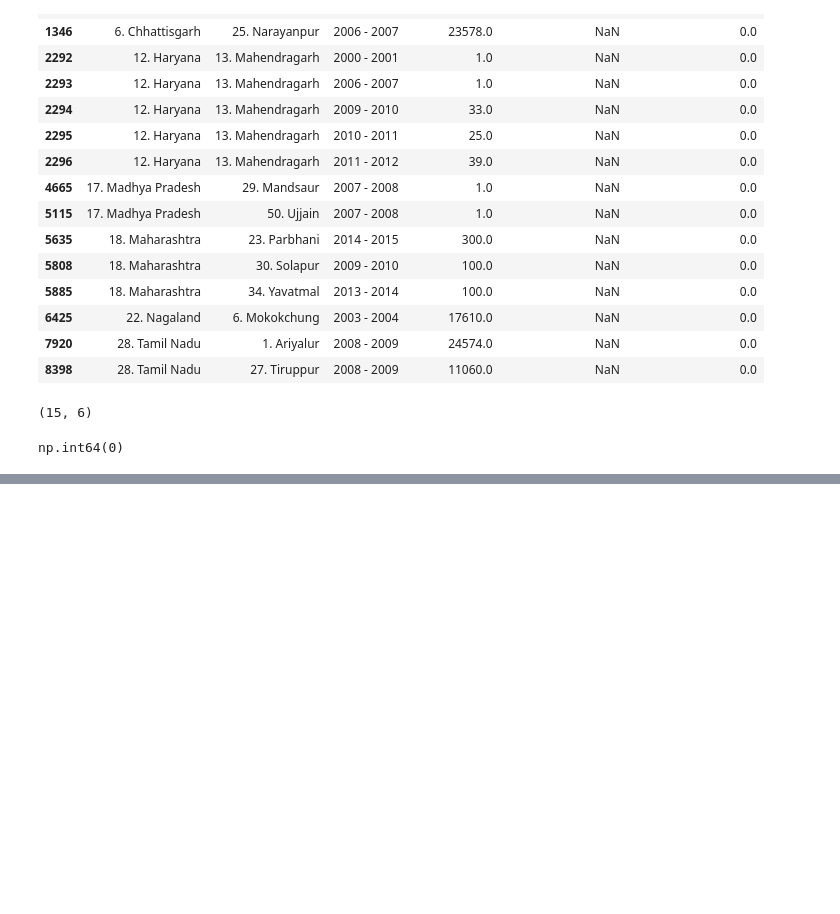
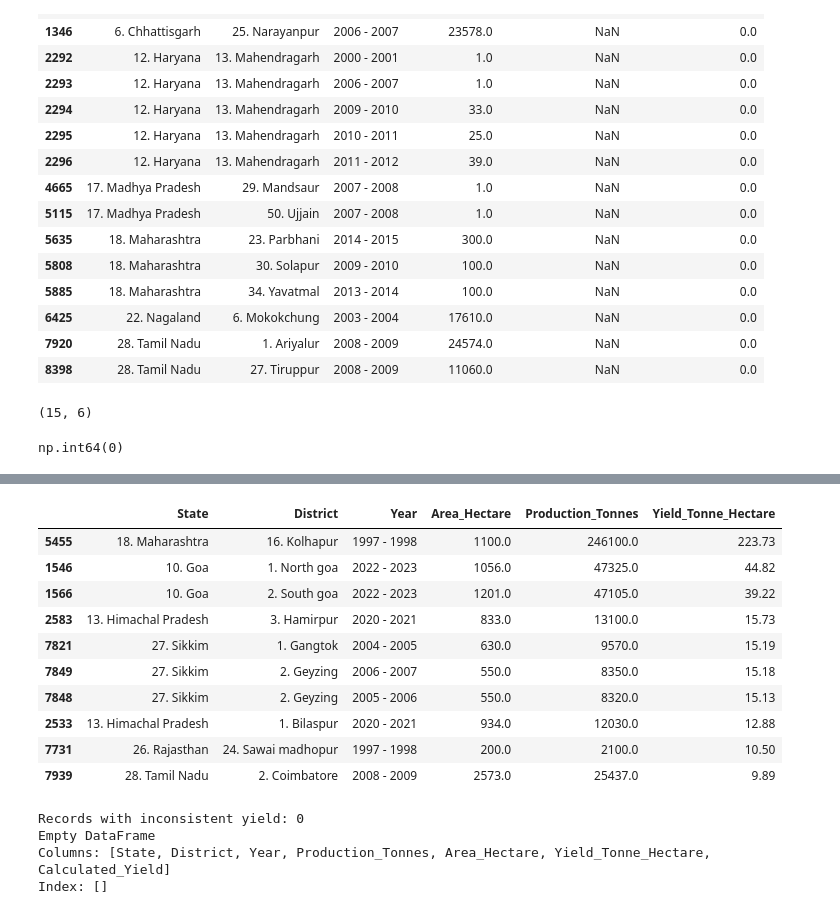
Before and after one commit to mkosh725/AgriRain-ML, a Jupyter notebook: notebooks/02_agriculture_data_inspection.ipynb, the cells around one changed output, grey strips where cells are left out. Cells and saved outputs as stored; diff of their text form; code cells hidden in the pictures; blank space fills up the shorter version.

```diff
--- a/notebooks/02_agriculture_data_inspection.ipynb
+++ b/notebooks/02_agriculture_data_inspection.ipynb
@@ -154,0 +235,45 @@ np.int64(0)
+# %%
+#Find unusually high yields
+df_clean.nlargest(
+    10,
+    "Yield_Tonne_Hectare"
+)
+# %% [output]
+|  | State | District | Year | Area_Hectare | Production_Tonnes | Yield_Tonne_Hectare |
+| 5455 | 18. Maharashtra | 16. Kolhapur | 1997 - 1998 | 1100.0 | 246100.0 | 223.73 |
+| 1546 | 10. Goa | 1. North goa | 2022 - 2023 | 1056.0 | 47325.0 | 44.82 |
+| 1566 | 10. Goa | 2. South goa | 2022 - 2023 | 1201.0 | 47105.0 | 39.22 |
+| 2583 | 13. Himachal Pradesh | 3. Hamirpur | 2020 - 2021 | 833.0 | 13100.0 | 15.73 |
+| 7821 | 27. Sikkim | 1. Gangtok | 2004 - 2005 | 630.0 | 9570.0 | 15.19 |
+| 7849 | 27. Sikkim | 2. Geyzing | 2006 - 2007 | 550.0 | 8350.0 | 15.18 |
+| 7848 | 27. Sikkim | 2. Geyzing | 2005 - 2006 | 550.0 | 8320.0 | 15.13 |
+| 2533 | 13. Himachal Pradesh | 1. Bilaspur | 2020 - 2021 | 934.0 | 12030.0 | 12.88 |
+| 7731 | 26. Rajasthan | 24. Sawai madhopur | 1997 - 1998 | 200.0 | 2100.0 | 10.50 |
+| 7939 | 28. Tamil Nadu | 2. Coimbatore | 2008 - 2009 | 2573.0 | 25437.0 | 9.89 |
+# %%
+#Verify reported yield calculations
+import numpy as np
+
+df_clean["Calculated_Yield"] = (
+    df_clean["Production_Tonnes"] / df_clean["Area_Hectare"]
+)
+
+df_clean["Yield_Difference"] = (
+    df_clean["Yield_Tonne_Hectare"] - df_clean["Calculated_Yield"]
+)
+
+inconsistent = df_clean[
+    df_clean["Production_Tonnes"].notna() &
+    (df_clean["Yield_Difference"].abs() > 0.02)
+]
+
+print("Records with inconsistent yield:", len(inconsistent))
+print(inconsistent[
+    ["State", "District", "Year", "Production_Tonnes",
+     "Area_Hectare", "Yield_Tonne_Hectare", "Calculated_Yield"]
+].head(20))
+# %% [output]
+Records with inconsistent yield: 0
+Empty DataFrame
+Columns: [State, District, Year, Production_Tonnes, Area_Hectare, Yield_Tonne_Hectare, Calculated_Yield]
+Index: []
```
Also changed, not shown: parts of 8 cells of this notebook.
